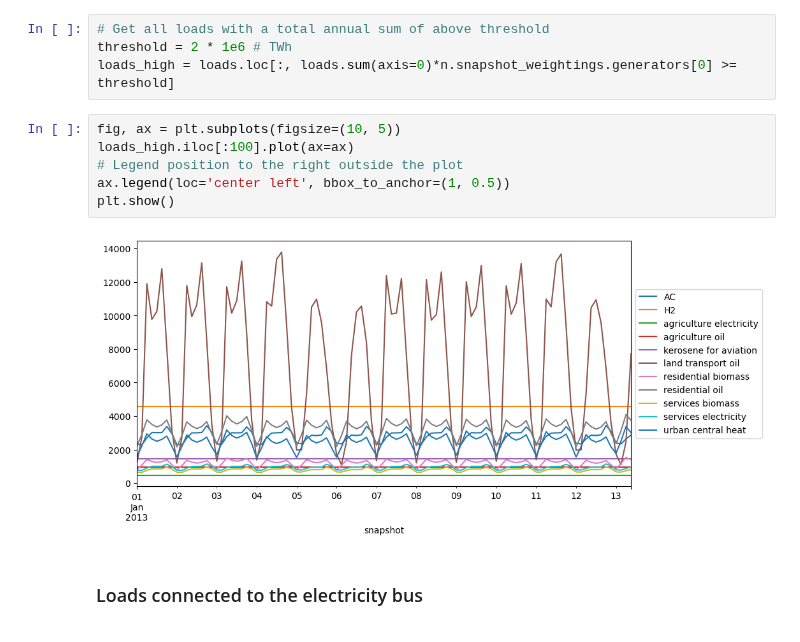
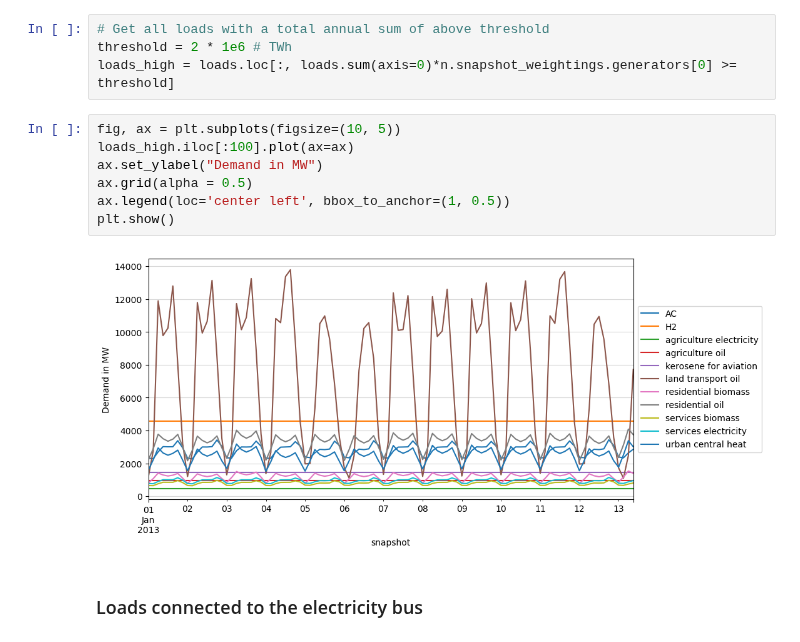
Before and after one commit to energyLS/aldehyde, a Jupyter notebook: workflow/notebooks/demands.ipynb, the cells around one changed output. Saved outputs shown, nothing was run; the diff lists cells and outputs as text.

```diff
--- a/workflow/notebooks/demands.ipynb
+++ b/workflow/notebooks/demands.ipynb
@@ -66,11 +66,12 @@ loads_high = loads.loc[:, loads.sum(axis=0)*n.snapshot_weightings.generators[0]
 # %%
 fig, ax = plt.subplots(figsize=(10, 5))
 loads_high.iloc[:100].plot(ax=ax)
-# Legend position to the right outside the plot
+ax.set_ylabel("Demand in MW")
+ax.grid(alpha = 0.5)
 ax.legend(loc='center left', bbox_to_anchor=(1, 0.5))
 plt.show()
 # %% [output]
-[figure, old version]
+[figure, new version]
 # %% [markdown]
 ### Loads connected to the electricity bus
 # %%
```
Also changed, not shown: parts of 13 cells of this notebook, 2 other files.
